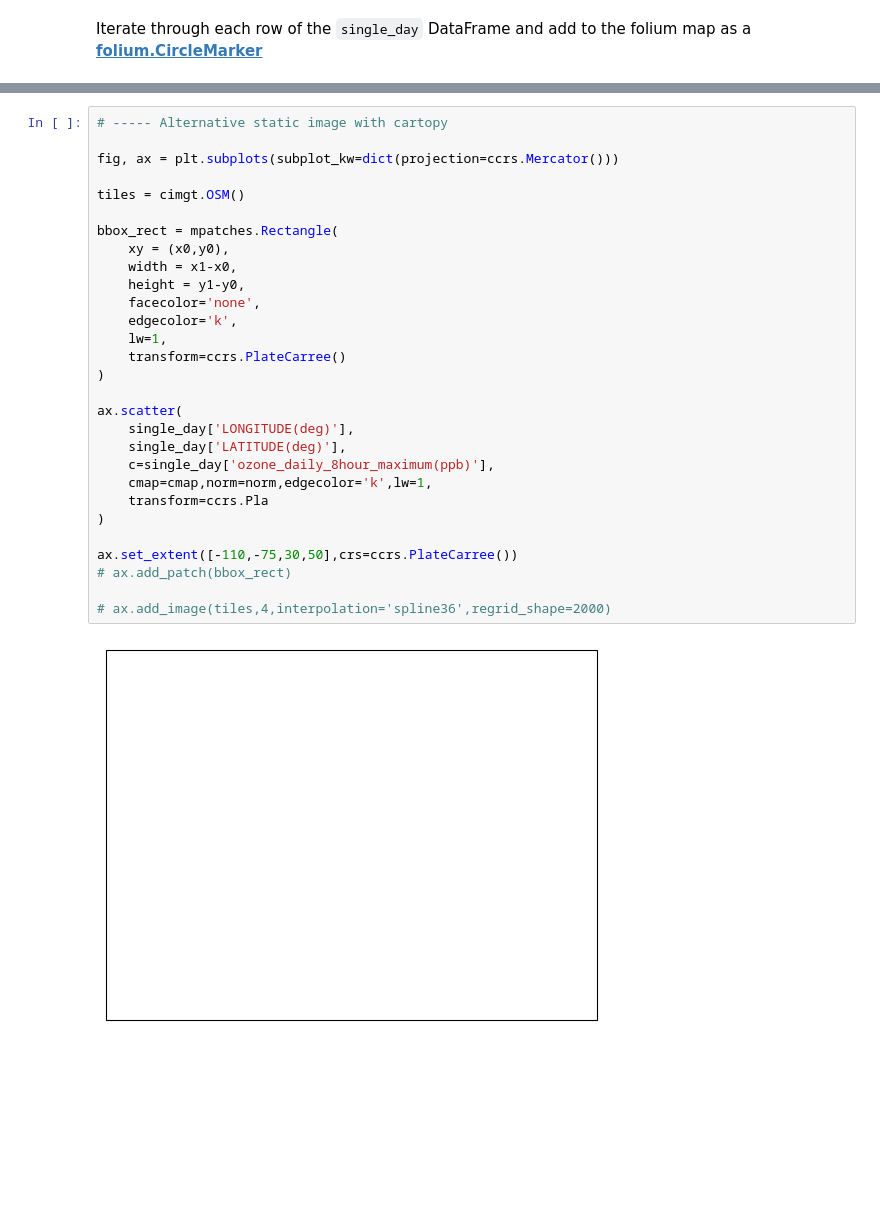
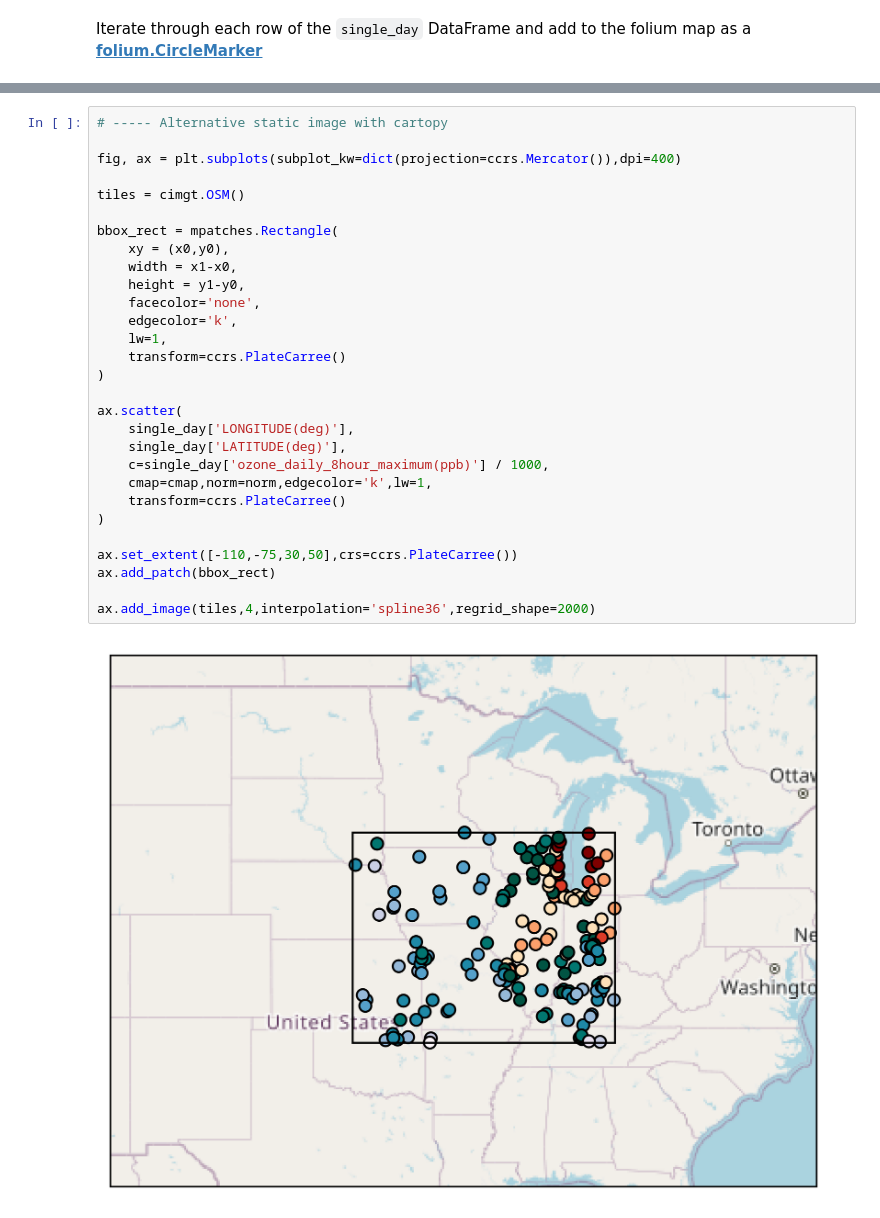
Before and after one commit to needham-michael/cmaq_visualization, a Jupyter notebook: examples/A2_aqs_download_pyrsig.ipynb, the cells around one changed output, grey strips where cells are left out. Drawn from its saved outputs; the diff is of its cells as text; blank space fills up the shorter version.

```diff
--- a/examples/A2_aqs_download_pyrsig.ipynb
+++ b/examples/A2_aqs_download_pyrsig.ipynb
@@ -280,31 +278,31 @@ pt_map
 # %%
 # ----- Alternative static image with cartopy
 
-fig, ax = plt.subplots(subplot_kw=dict(projection=ccrs.Mercator()))
+fig, ax = plt.subplots(subplot_kw=dict(projection=ccrs.Mercator()),dpi=400)
 
 tiles = cimgt.OSM()
 
 bbox_rect = mpatches.Rectangle(
     xy = (x0,y0),
     width = x1-x0,
     height = y1-y0,
     facecolor='none',
     edgecolor='k',
     lw=1,
     transform=ccrs.PlateCarree()
 )
 
 ax.scatter(
     single_day['LONGITUDE(deg)'],
     single_day['LATITUDE(deg)'],
-    c=single_day['ozone_daily_8hour_maximum(ppb)'],
+    c=single_day['ozone_daily_8hour_maximum(ppb)'] / 1000,
     cmap=cmap,norm=norm,edgecolor='k',lw=1,
-    transform=ccrs.Pla
+    transform=ccrs.PlateCarree()
 )
 
 ax.set_extent([-110,-75,30,50],crs=ccrs.PlateCarree())
-# ax.add_patch(bbox_rect)
+ax.add_patch(bbox_rect)
 
-# ax.add_image(tiles,4,interpolation='spline36',regrid_shape=2000)
+ax.add_image(tiles,4,interpolation='spline36',regrid_shape=2000)
 # %% [output]
-[figure, old version]
+[figure, new version]
```
Also changed, not shown: parts of 1 cell of this notebook.
